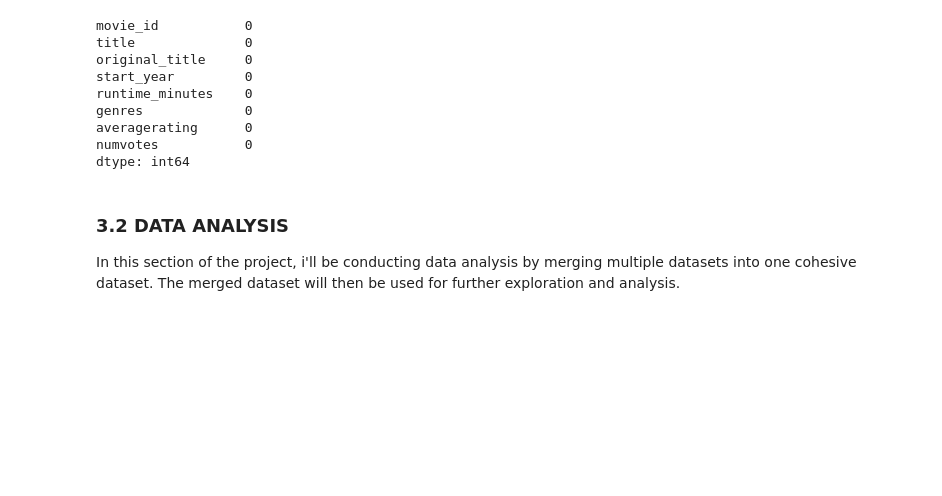
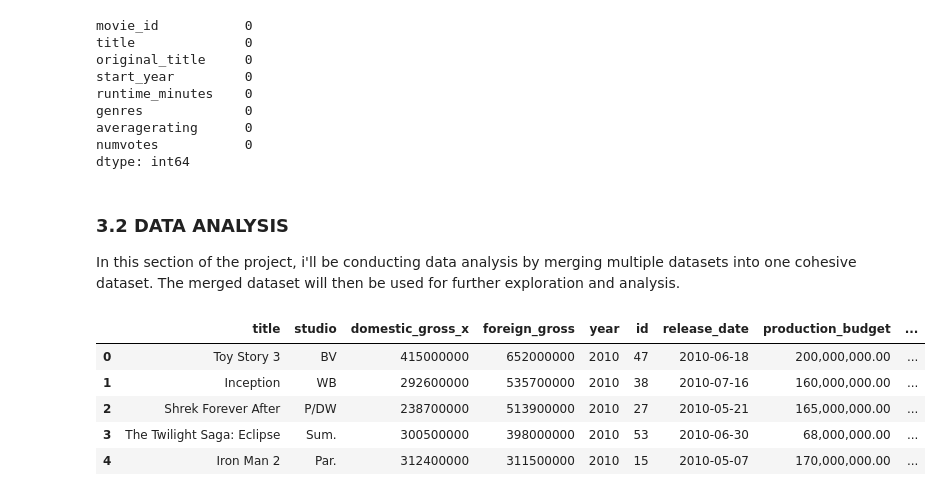
Before and after one commit to PaulMuniu/Microsoft-film-studios-data-analysis, a Jupyter notebook: student.ipynb, the cells around one changed output. Drawn from its saved outputs; the diff is of its cells as text; code cells hidden in the pictures; blank space fills up the shorter version.

```diff
--- a/student.ipynb
+++ b/student.ipynb
@@ -689,3 +678,13 @@ dtype: int64
 # %% [markdown]
 ### **3.2 DATA ANALYSIS**
 In this section of the project, i'll be conducting data analysis by merging multiple datasets into one cohesive dataset. The merged dataset will then be used for further exploration and analysis.
+# %%
+merged_data12 = pd.merge(box_office_mojo, the_numbers, on = 'title', how = 'inner')
+merged_data12.head()
+# %% [output]
+|  | title | studio | domestic_gross_x | foreign_gross | year | id | release_date | production_budget | ... |
+| 0 | Toy Story 3 | BV | 415000000 | 652000000 | 2010 | 47 | 2010-06-18 | 200,000,000.00 | ... |
+| 1 | Inception | WB | 292600000 | 535700000 | 2010 | 38 | 2010-07-16 | 160,000,000.00 | ... |
+| 2 | Shrek Forever After | P/DW | 238700000 | 513900000 | 2010 | 27 | 2010-05-21 | 165,000,000.00 | ... |
+| 3 | The Twilight Saga: Eclipse | Sum. | 300500000 | 398000000 | 2010 | 53 | 2010-06-30 | 68,000,000.00 | ... |
+| 4 | Iron Man 2 | Par. | 312400000 | 311500000 | 2010 | 15 | 2010-05-07 | 170,000,000.00 | ... |
```
Also changed, not shown: parts of 21 cells of this notebook.
